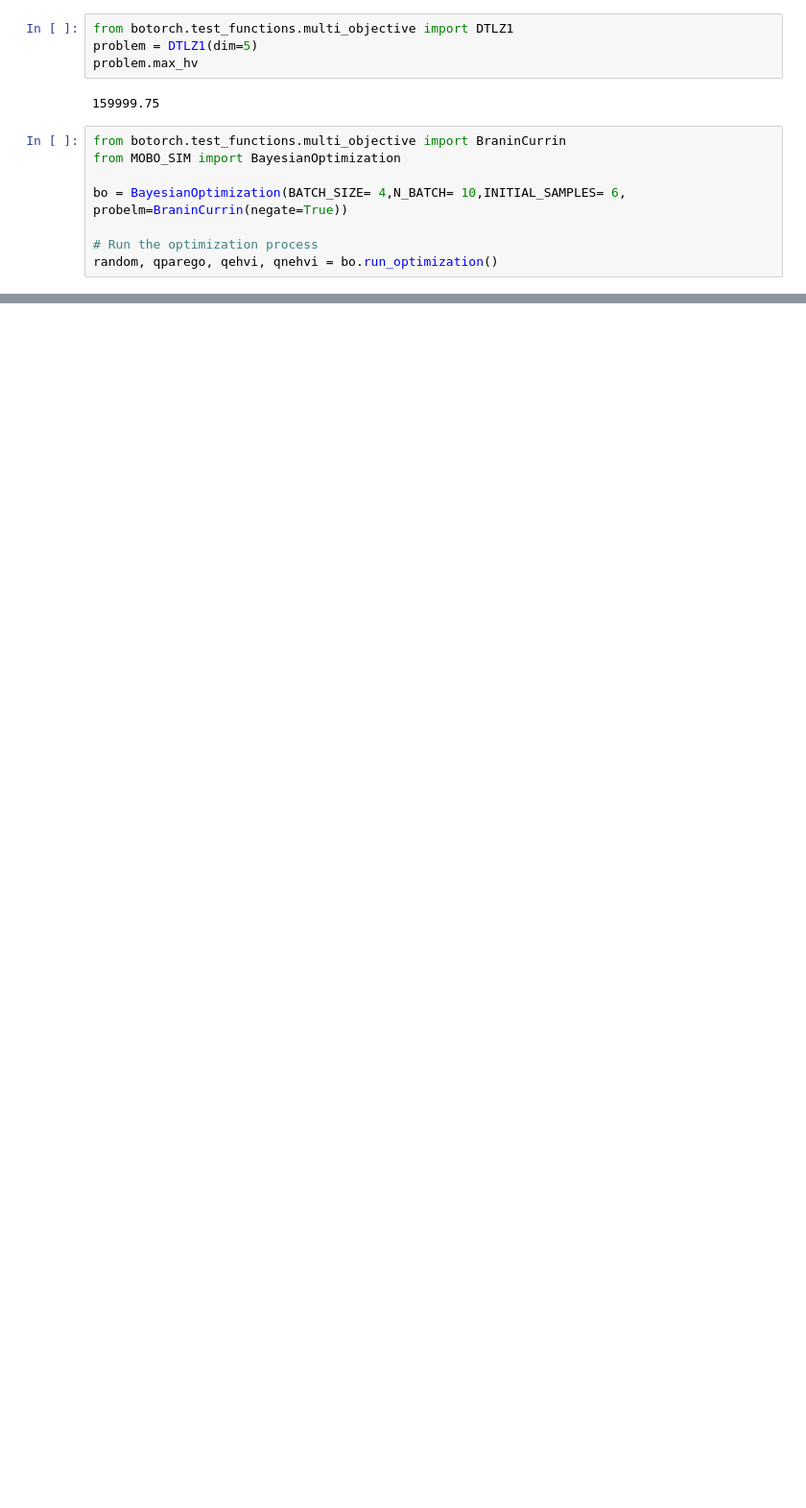
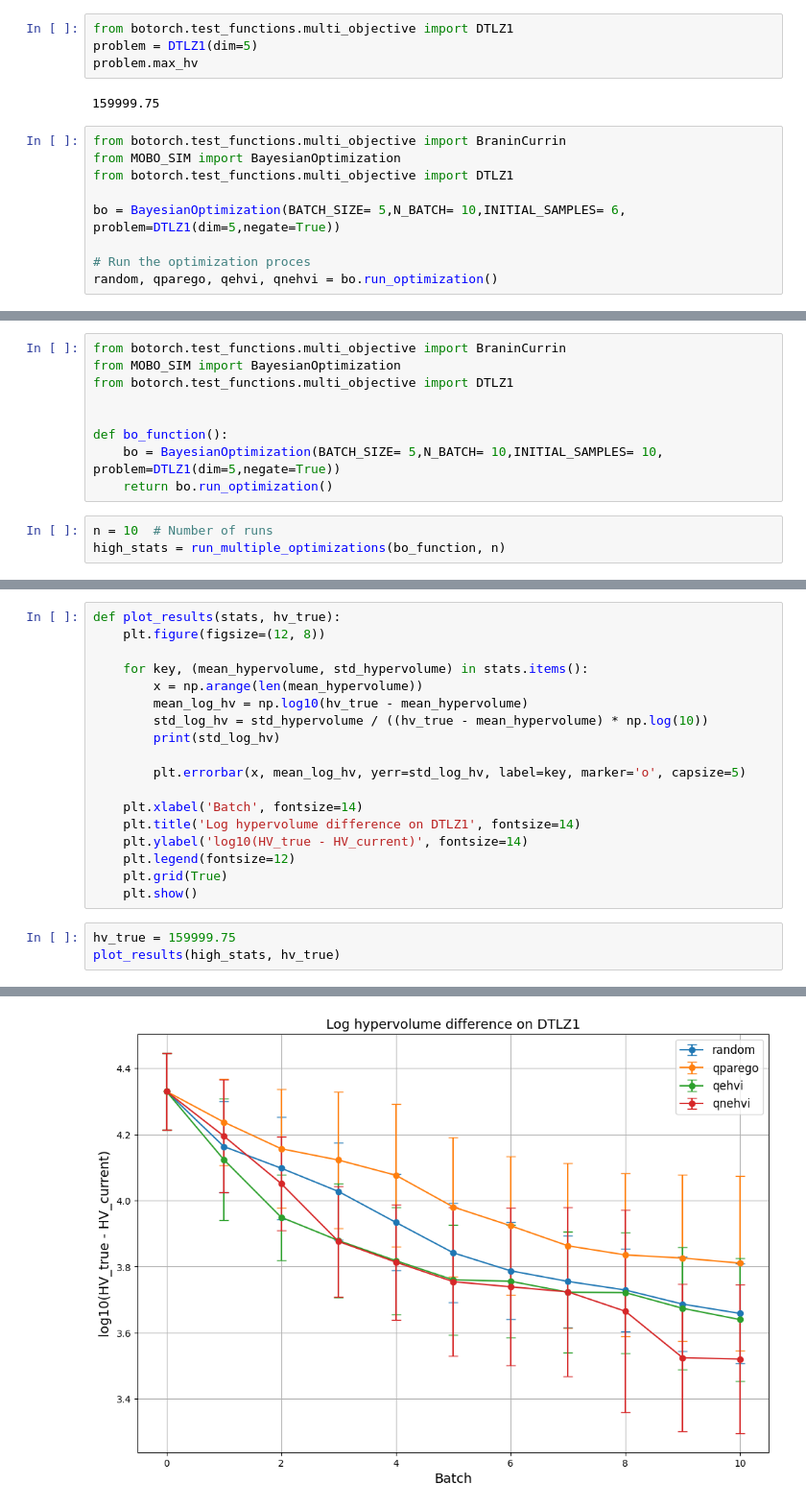
Before and after one commit to Schubydo/msc_code, a Jupyter notebook: MO_Numerical_Experiments/aquisition_functions.ipynb, the cells around one changed output, grey strips where cells are left out. Shown at 96% size. Cells and saved outputs as stored; diff of their text form; blank space fills up the shorter version.

```diff
--- a/MO_Numerical_Experiments/aquisition_functions.ipynb
+++ b/MO_Numerical_Experiments/aquisition_functions.ipynb
@@ -180,9 +180,10 @@ problem.max_hv
 # %%
 from botorch.test_functions.multi_objective import BraninCurrin
 from MOBO_SIM import BayesianOptimization
+from botorch.test_functions.multi_objective import DTLZ1
 
-bo = BayesianOptimization(BATCH_SIZE= 4,N_BATCH= 10,INITIAL_SAMPLES= 6, probelm=BraninCurrin(negate=True))
+bo = BayesianOptimization(BATCH_SIZE= 5,N_BATCH= 10,INITIAL_SAMPLES= 6, problem=DTLZ1(dim=5,negate=True))
 
-# Run the optimization process
+# Run the optimization proces
 random, qparego, qehvi, qnehvi = bo.run_optimization()
 # %% [output]
@@ -189,0 +200,12 @@ TypeError: BayesianOptimization.__init__() got an unexpected keyword argument 'p
+# %%
+from botorch.test_functions.multi_objective import BraninCurrin
+from MOBO_SIM import BayesianOptimization
+from botorch.test_functions.multi_objective import DTLZ1
+
+
+def bo_function():
+    bo = BayesianOptimization(BATCH_SIZE= 5,N_BATCH= 10,INITIAL_SAMPLES= 10, problem=DTLZ1(dim=5,negate=True))
+    return bo.run_optimization()
+# %%
+n = 10  # Number of runs
+high_stats = run_multiple_optimizations(bo_function, n)
@@ -189,0 +230,22 @@ TypeError: BayesianOptimization.__init__() got an unexpected keyword argument 'p
+# %%
+def plot_results(stats, hv_true):
+    plt.figure(figsize=(12, 8))
+
+    for key, (mean_hypervolume, std_hypervolume) in stats.items():
+        x = np.arange(len(mean_hypervolume))
+        mean_log_hv = np.log10(hv_true - mean_hypervolume)
+        std_log_hv = std_hypervolume / ((hv_true - mean_hypervolume) * np.log(10))
+        print(std_log_hv)
+
+        plt.errorbar(x, mean_log_hv, yerr=std_log_hv, label=key, marker='o', capsize=5)
+
+    plt.xlabel('Batch', fontsize=14)
+    plt.title('Log hypervolume difference on DTLZ1', fontsize=14)
+    plt.ylabel('log10(HV_true - HV_current)', fontsize=14)
+    plt.legend(fontsize=12)
+    plt.grid(True)
+    plt.show()
+# %%
+hv_true = 159999.75
+plot_results(high_stats, hv_true)
+# %% [output]
@@ -189,0 +260 @@ TypeError: BayesianOptimization.__init__() got an unexpected keyword argument 'p
+[figure, added]
```
Also changed, not shown: parts of 6 cells of this notebook, 1 other file.
